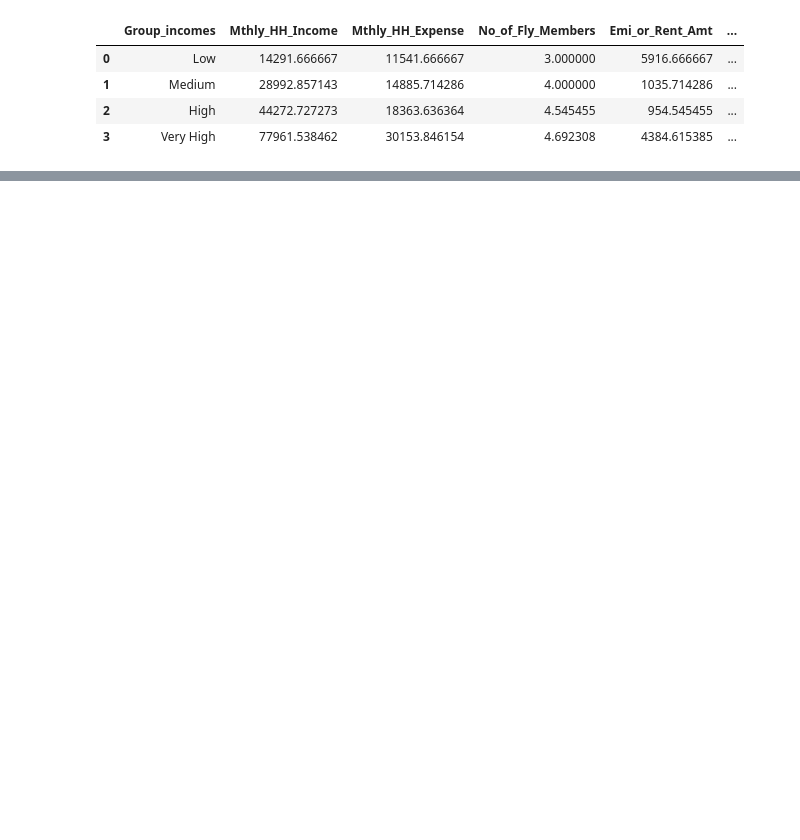
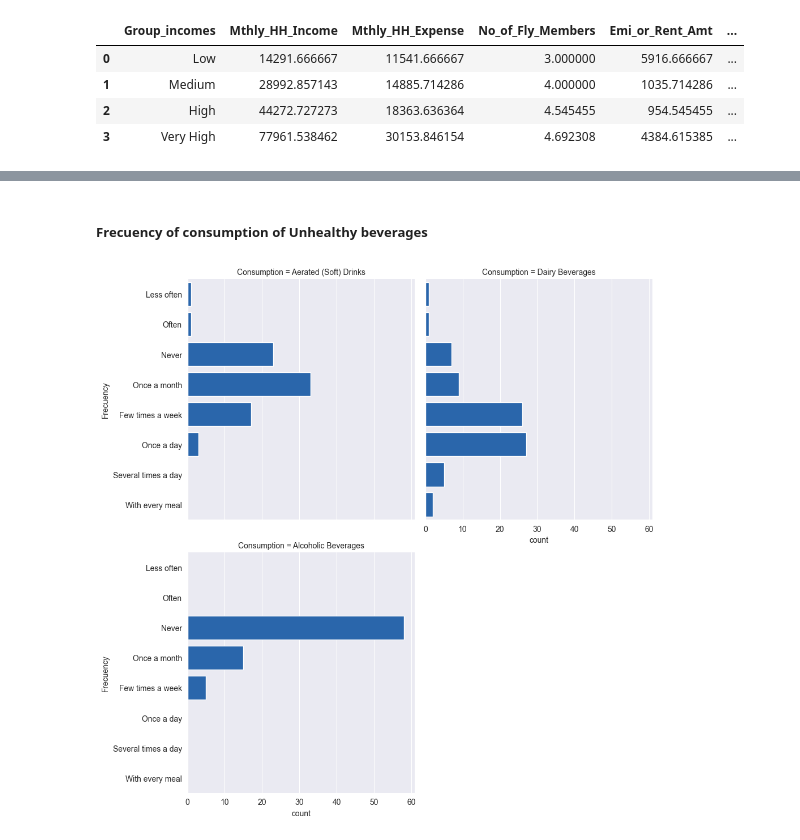
Before and after one commit to StephanieApaza/Income_influence_food_choices, a Jupyter notebook: income_food_choices.ipynb, the cells around one changed output, grey strips where cells are left out. Cells and saved outputs as stored; diff of their text form; code cells hidden in the pictures; blank space fills up the shorter version.

```diff
--- a/income_food_choices.ipynb
+++ b/income_food_choices.ipynb
@@ -434,0 +475,26 @@ plt.show()
+# %% [markdown]
+##### Frecuency of consumption of Unhealthy beverages
+# %%
+# Names of original columns
+unhealthy_beverages = [
+    'How frequently do you consume these beverages [Aerated (Soft) Drinks]',
+    'How frequently do you consume these beverages [Dairy Beverages (Milk, Milkshakes, Smoothies, Buttermilk, etc)]',
+    'How frequently do you consume these beverages [Alcoholic Beverages]']
+
+# Change name of columns by short names
+short_name_col_un = {
+    unhealthy_beverages[0]: "Aerated (Soft) Drinks",
+    unhealthy_beverages[1]: "Dairy Beverages",
+    unhealthy_beverages[2]: "Alcoholic Beverages"}
+
+# Transform in long format
+unhealthy_beverages_long = dietary_habits_df.melt(value_vars=unhealthy_beverages, var_name='Consumption', value_name='Frecuency')
+
+# Replacing long names
+unhealthy_beverages_long['Consumption'] = unhealthy_beverages_long['Consumption'].map(short_name_col_un)
+
+# Graph
+sns.catplot(data=unhealthy_beverages_long, y='Frecuency', kind='count', col='Consumption', col_wrap=2)
+plt.show()
+# %% [output]
+[figure, added]
```
Also changed, not shown: parts of 16 cells of this notebook.
